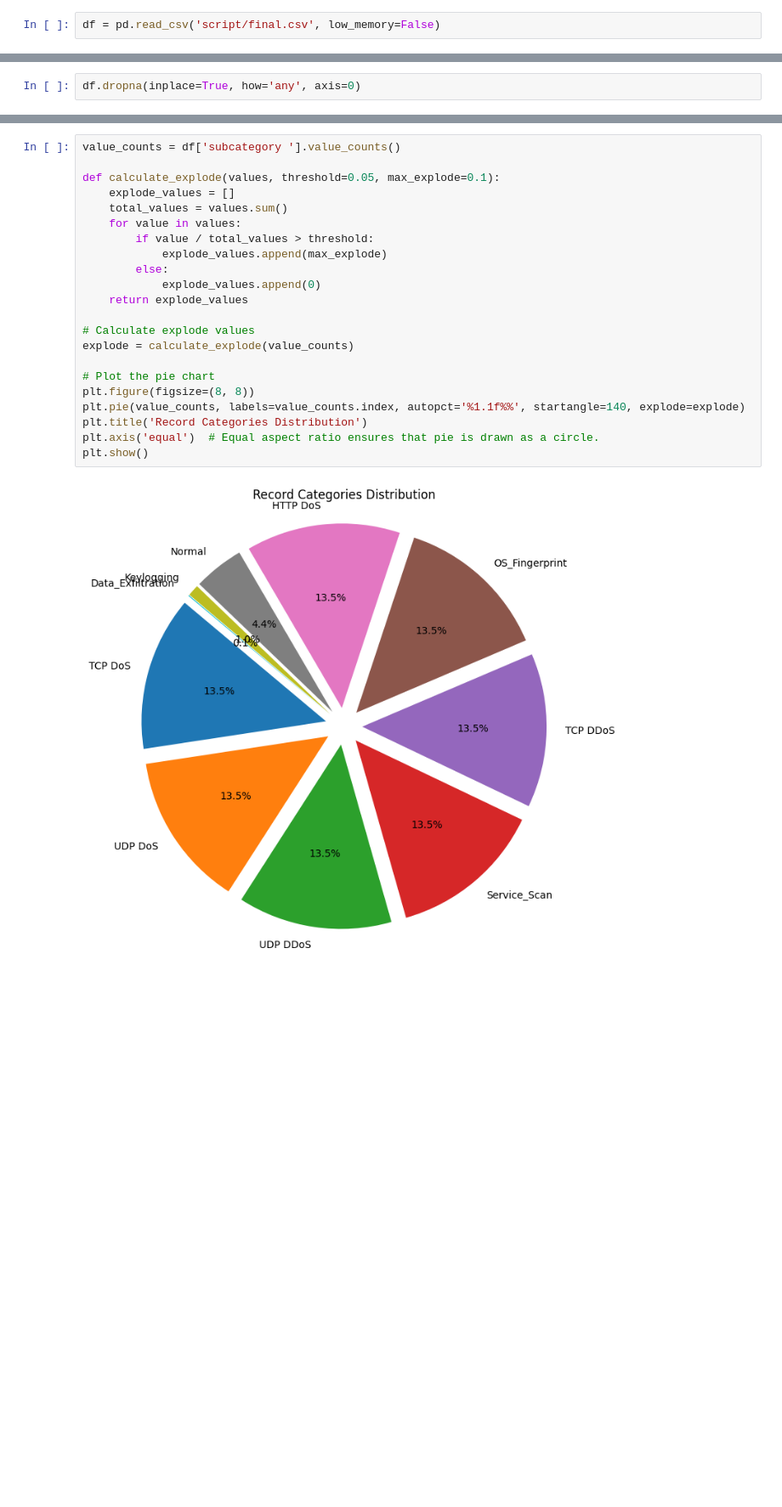
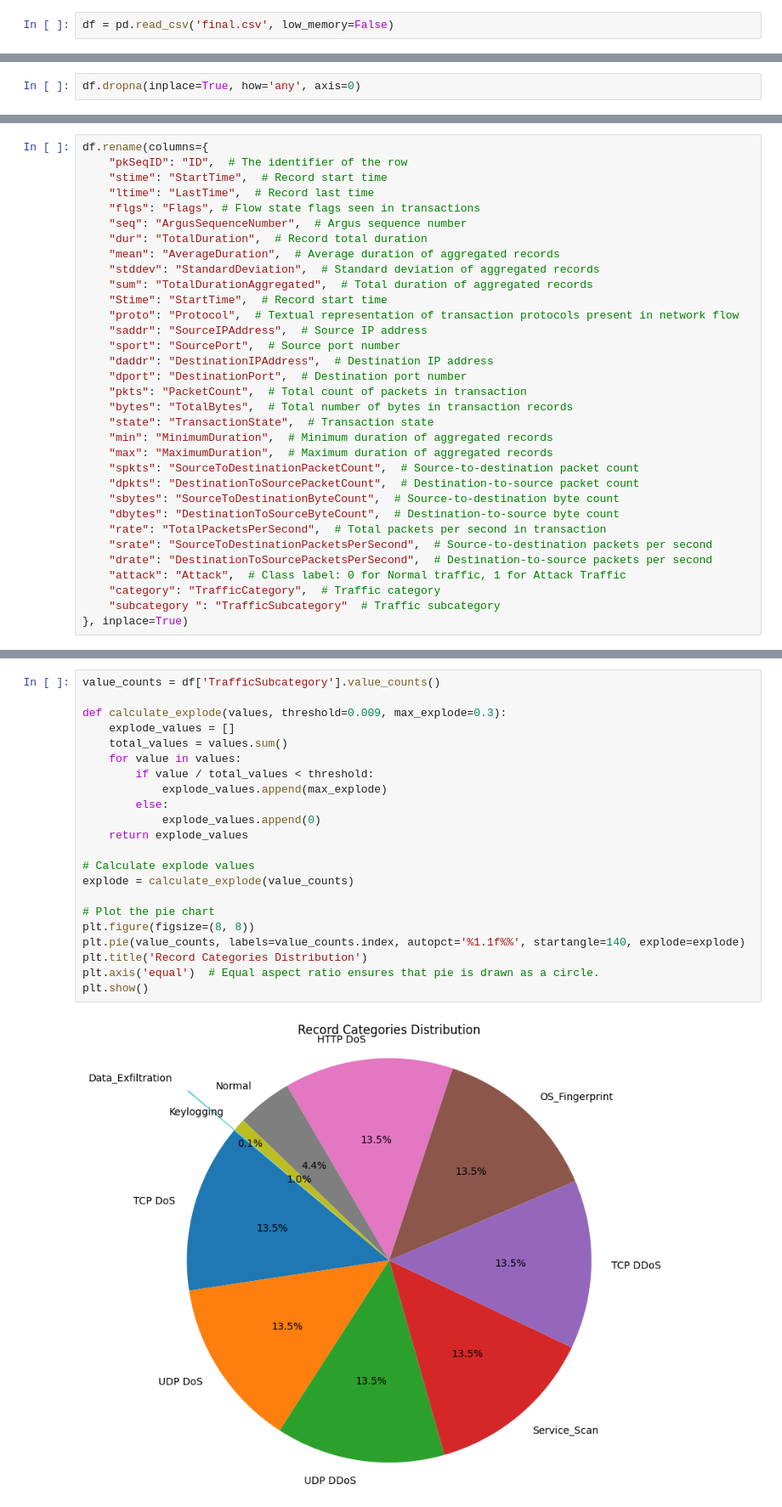
Before and after one commit to Pavel418/network-L1, a Jupyter notebook: project/project.ipynb, the cells around one changed output, grey strips where cells are left out. Shown at 85% size. Drawn from its saved outputs; the diff is of its cells as text; blank space fills up the shorter version.

```diff
--- a/project/project.ipynb
+++ b/project/project.ipynb
@@ -7,5 +8,5 @@ import matplotlib.pyplot as plt
 # %%
-df = pd.read_csv('script/final.csv', low_memory=False)
+df = pd.read_csv('final.csv', low_memory=False)
 # %%
 category_counts = df['category'].value_counts()
 print(category_counts)
@@ -85,0 +79,33 @@ df.tail()
+# %%
+df.rename(columns={
+    "pkSeqID": "ID",  # The identifier of the row
+    "stime": "StartTime",  # Record start time
+    "ltime": "LastTime",  # Record last time
+    "flgs": "Flags", # Flow state flags seen in transactions
+    "seq": "ArgusSequenceNumber",  # Argus sequence number
+    "dur": "TotalDuration",  # Record total duration
+    "mean": "AverageDuration",  # Average duration of aggregated records
+    "stddev": "StandardDeviation",  # Standard deviation of aggregated records
+    "sum": "TotalDurationAggregated",  # Total duration of aggregated records
+    "Stime": "StartTime",  # Record start time
+    "proto": "Protocol",  # Textual representation of transaction protocols present in network flow
+    "saddr": "SourceIPAddress",  # Source IP address
+    "sport": "SourcePort",  # Source port number
+    "daddr": "DestinationIPAddress",  # Destination IP address
+    "dport": "DestinationPort",  # Destination port number
+    "pkts": "PacketCount",  # Total count of packets in transaction
+    "bytes": "TotalBytes",  # Total number of bytes in transaction records
+    "state": "TransactionState",  # Transaction state
+    "min": "MinimumDuration",  # Minimum duration of aggregated records
+    "max": "MaximumDuration",  # Maximum duration of aggregated records
+    "spkts": "SourceToDestinationPacketCount",  # Source-to-destination packet count
+    "dpkts": "DestinationToSourcePacketCount",  # Destination-to-source packet count
+    "sbytes": "SourceToDestinationByteCount",  # Source-to-destination byte count
+    "dbytes": "DestinationToSourceByteCount",  # Destination-to-source byte count
+    "rate": "TotalPacketsPerSecond",  # Total packets per second in transaction
+    "srate": "SourceToDestinationPacketsPerSecond",  # Source-to-destination packets per second
+    "drate": "DestinationToSourcePacketsPerSecond",  # Destination-to-source packets per second
+    "attack": "Attack",  # Class label: 0 for Normal traffic, 1 for Attack Traffic
+    "category": "TrafficCategory",  # Traffic category
+    "subcategory ": "TrafficSubcategory"  # Traffic subcategory
+}, inplace=True)
@@ -194,24 +151,24 @@ Name: subcategory , dtype: int64
 # %%
-value_counts = df['subcategory '].value_counts()
+value_counts = df['TrafficSubcategory'].value_counts()
 
-def calculate_explode(values, threshold=0.05, max_explode=0.1):
+def calculate_explode(values, threshold=0.009, max_explode=0.3):
     explode_values = []
     total_values = values.sum()
     for value in values:
-        if value / total_values > threshold:
+        if value / total_values < threshold:
             explode_values.append(max_explode)
         else:
             explode_values.append(0)
     return explode_values
 
 # Calculate explode values
 explode = calculate_explode(value_counts)
 
 # Plot the pie chart
 plt.figure(figsize=(8, 8))
 plt.pie(value_counts, labels=value_counts.index, autopct='%1.1f%%', startangle=140, explode=explode)
 plt.title('Record Categories Distribution')
 plt.axis('equal')  # Equal aspect ratio ensures that pie is drawn as a circle.
 plt.show()
 # %% [output]
-[figure, old version]
+[figure, new version]
```
Also changed, not shown: parts of 29 cells of this notebook, 3 other files.
